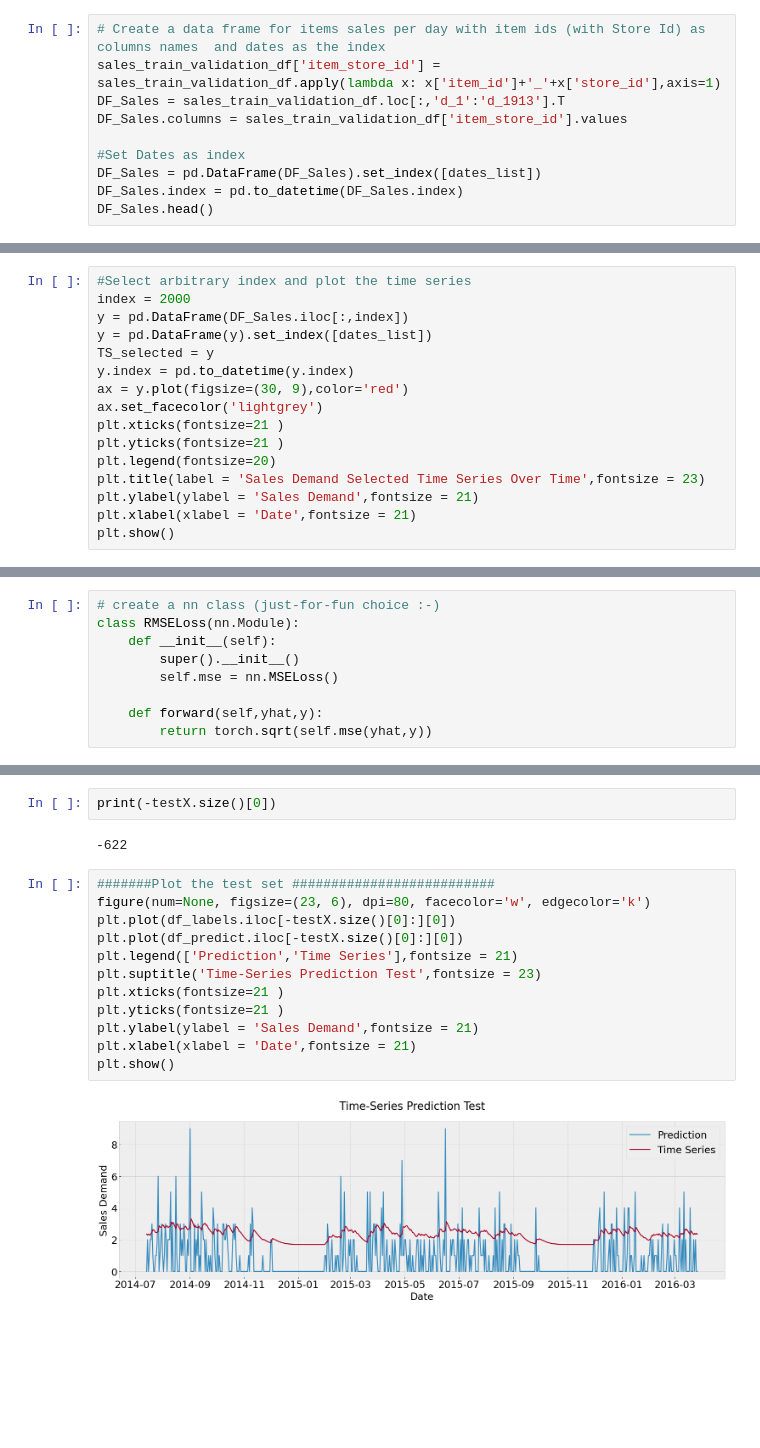
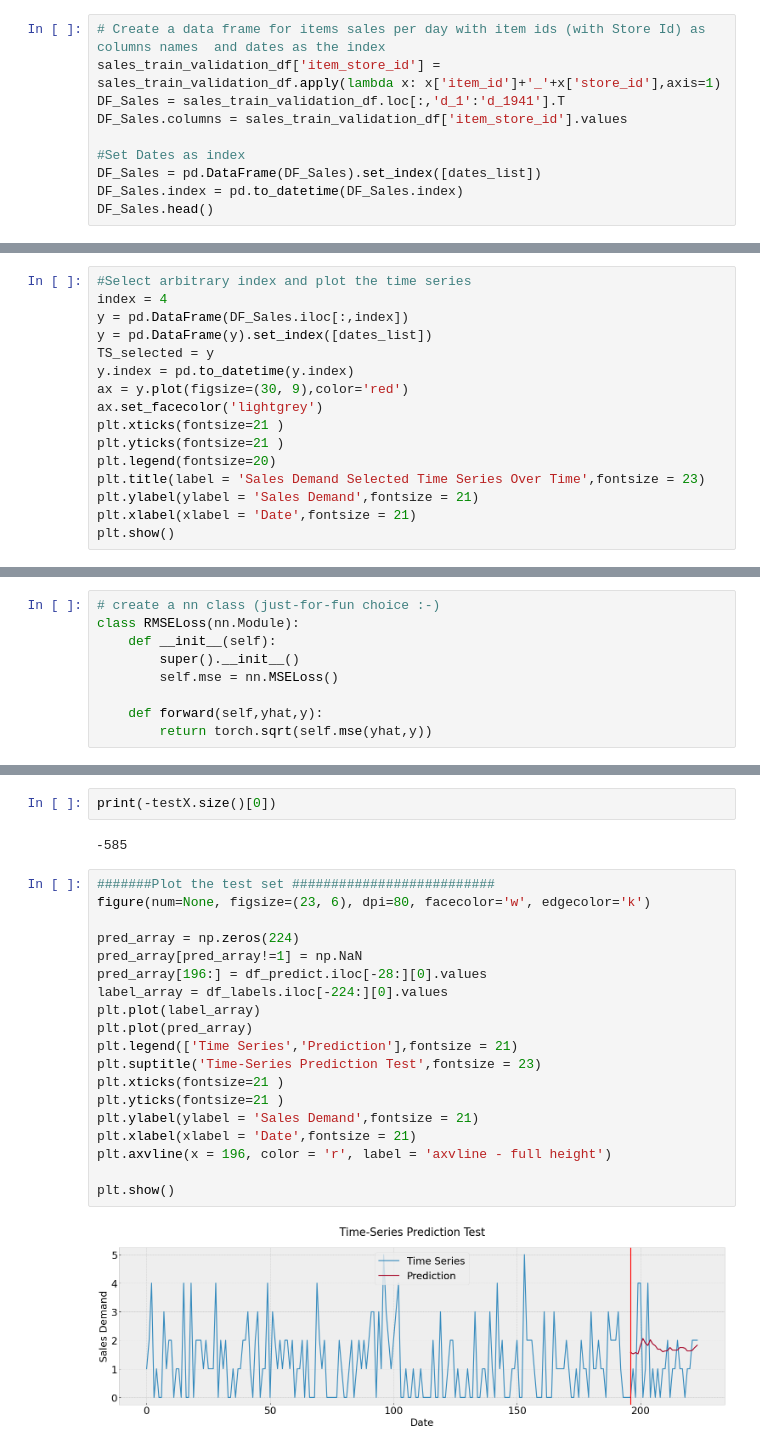
Before and after one commit to miloscola/Capsrone23-DeepAR, a Jupyter notebook: LSTM_M5.ipynb, the cells around one changed output, grey strips where cells are left out. Cells and saved outputs as stored; diff of their text form; blank space fills up the shorter version.

```diff
--- a/LSTM_M5.ipynb
+++ b/LSTM_M5.ipynb
@@ -108,7 +108,7 @@ dates_list = [dt.datetime.strptime(date, '%Y-%m-%d').date() for date in dates]
 # %%
 # Create a data frame for items sales per day with item ids (with Store Id) as columns names  and dates as the index
 sales_train_validation_df['item_store_id'] = sales_train_validation_df.apply(lambda x: x['item_id']+'_'+x['store_id'],axis=1)
-DF_Sales = sales_train_validation_df.loc[:,'d_1':'d_1913'].T
+DF_Sales = sales_train_validation_df.loc[:,'d_1':'d_1941'].T
 DF_Sales.columns = sales_train_validation_df['item_store_id'].values
 
 #Set Dates as index
@@ -125,7 +125,7 @@ DF_Sales.head()
 5 rows × 30490 columns
 # %%
 #Select arbitrary index and plot the time series
-index = 2000
+index = 4
 y = pd.DataFrame(DF_Sales.iloc[:,index])
 y = pd.DataFrame(y).set_index([dates_list])
 TS_selected = y
@@ -392,21 +392,28 @@ plt.show()
 # %%
 print(-testX.size()[0])
 # %% [output]
--622
+-585
 # %%
 #######Plot the test set ##########################
 figure(num=None, figsize=(23, 6), dpi=80, facecolor='w', edgecolor='k')
-plt.plot(df_labels.iloc[-testX.size()[0]:][0])
-plt.plot(df_predict.iloc[-testX.size()[0]:][0])
-plt.legend(['Prediction','Time Series'],fontsize = 21)
+
+pred_array = np.zeros(224)
+pred_array[pred_array!=1] = np.NaN
+pred_array[196:] = df_predict.iloc[-28:][0].values
+label_array = df_labels.iloc[-224:][0].values
+plt.plot(label_array)
+plt.plot(pred_array)
+plt.legend(['Time Series','Prediction'],fontsize = 21)
 plt.suptitle('Time-Series Prediction Test',fontsize = 23)
 plt.xticks(fontsize=21 )
 plt.yticks(fontsize=21 )
 plt.ylabel(ylabel = 'Sales Demand',fontsize = 21)
 plt.xlabel(xlabel = 'Date',fontsize = 21)
+plt.axvline(x = 196, color = 'r', label = 'axvline - full height')
+
 plt.show()
 # %% [output]
-[figure, old version]
+[figure, new version]
 # %%
 #######Plot the test set ##########################
 figure(num=None, figsize=(23, 6), dpi=80, facecolor='w', edgecolor='k')
```
Also changed, not shown: parts of 35 cells of this notebook, 4 other files.
